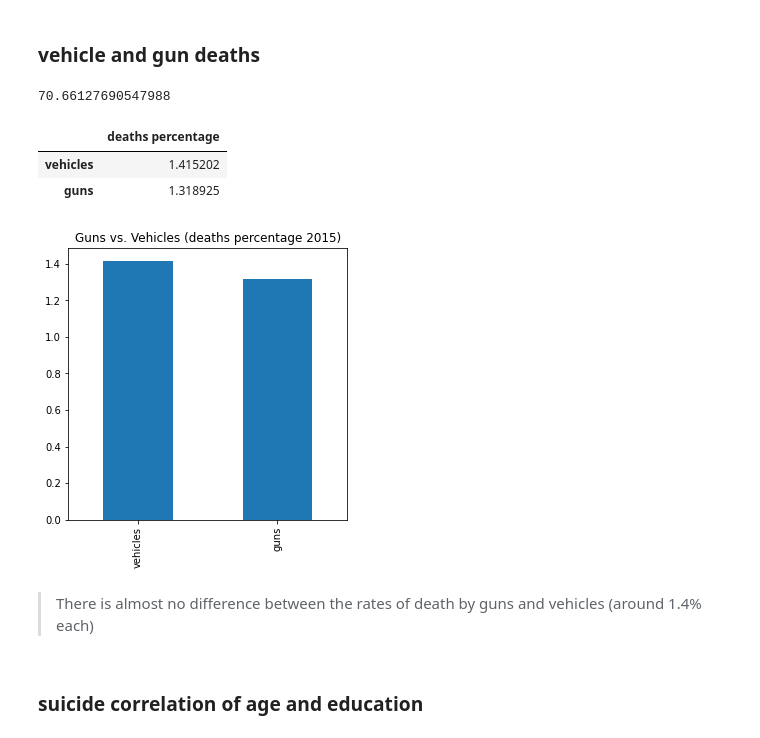
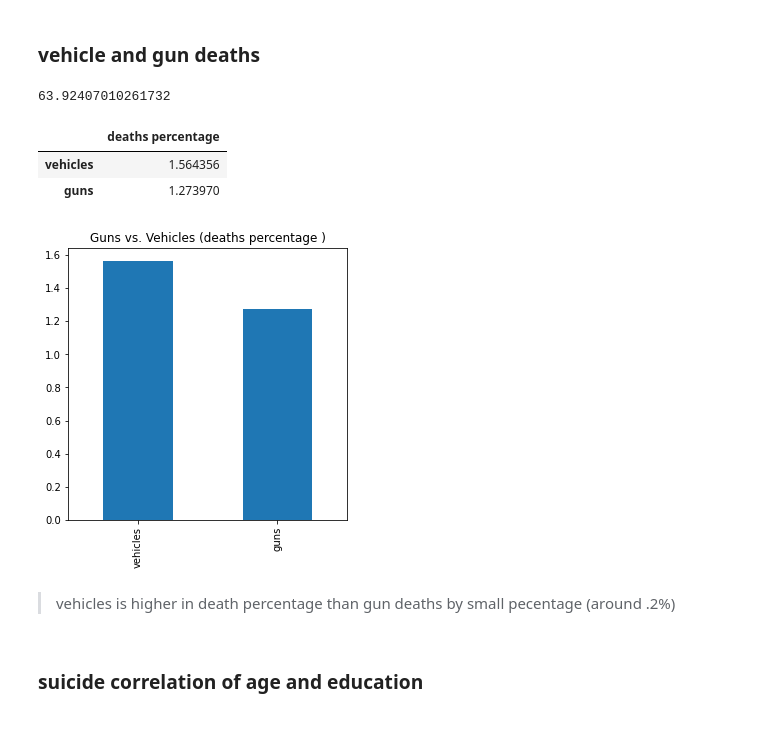
Before and after one commit to AhmedSalah339/Death-Big-data-Analytics, a Jupyter notebook: Ahmed/Violence and suicide in USA.ipynb, the cells around one changed output. Cells and saved outputs as stored; diff of their text form; code cells hidden in the pictures.

```diff
--- a/Ahmed/Violence and suicide in USA.ipynb
+++ b/Ahmed/Violence and suicide in USA.ipynb
@@ -26,7 +26,7 @@ spark = SparkSession.builder.master("local").appName("Search").config(conf=Spark
 # %%
 from pyspark.sql.types import StructType, StructField, StringType,BooleanType,IntegerType
 # %%
-df = spark.read.format("csv").option("header", "true").load("../2015_data/2015_data.csv")
+df = spark.read.format("csv").option("header", "true").load("../data")
 df.select('icd_code_10th_revision').show(n=5)
 # %% [output]
 +----------------------+
@@ -178,7 +138,7 @@ df_vehicle=df.filter(df['358_cause_recode'].isin(vehicle_358_cause_recode) |
 # %%
 sum(df_races_deaths_pd['count'])/df_vehicle
 # %% [output]
-70.66127690547988
+63.92407010261732
 # %%
 df_draw = pd.DataFrame({'deaths percentage':[0,0]})
 df_draw.index = ['guns','vehicles']
@@ -190,13 +150,13 @@ df_draw = df_draw.sort_values(by='deaths percentage',ascending=False)
 df_draw
 # %% [output]
 |  | deaths percentage |
-| vehicles | 1.415202 |
-| guns | 1.318925 |
+| vehicles | 1.564356 |
+| guns | 1.273970 |
 # %%
-df_draw.plot.bar( figsize=(5,5), title='Guns vs. Vehicles (deaths percentage 2015)',legend=False);
+df_draw.plot.bar( figsize=(5,5), title='Guns vs. Vehicles (deaths percentage )',legend=False);
 # %% [output]
-[figure, old version]
+[figure, new version]
-# %% [markdown]
-> There is almost no difference between the rates of death by guns and vehicles (around 1.4% each)
+# %% [markdown]
+>  vehicles is higher in death percentage than gun deaths by small pecentage (around .2%)
 # %% [markdown]
 ### suicide correlation of age and education
```
Also changed, not shown: parts of 22 cells of this notebook, 1 other file.
